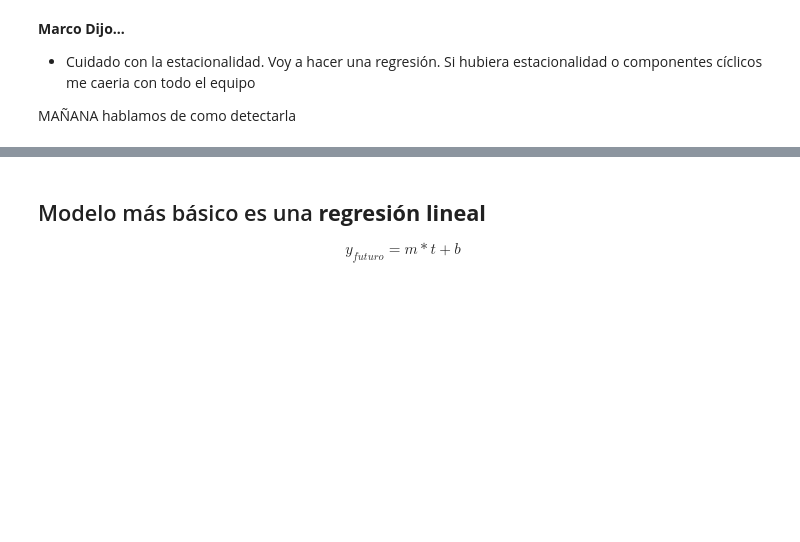
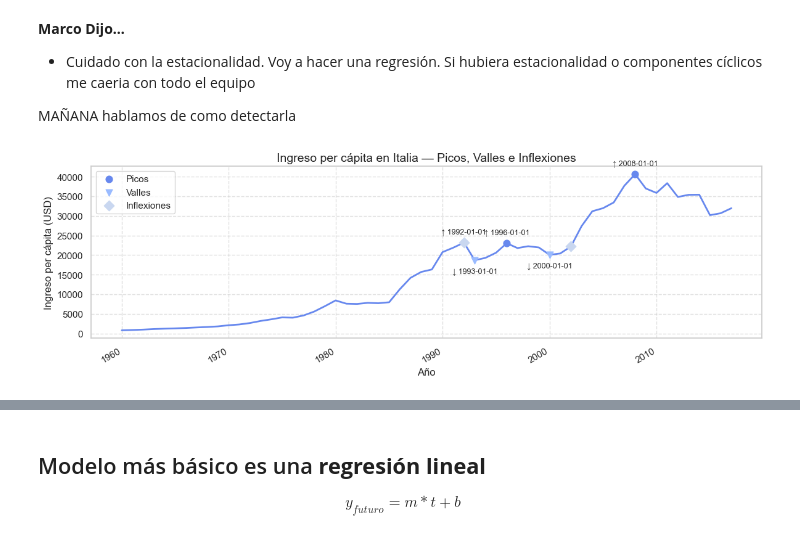
Before and after one commit to japinuela/Transformacion-de-datos, a Jupyter notebook: intro_series_temporales.ipynb, the cells around one changed output, grey strips where cells are left out. Drawn from its saved outputs; the diff is of its cells as text; code cells hidden in the pictures; blank space fills up the shorter version.

Commit message:
Grafica con picos, valles e inflexiones

```diff
--- a/intro_series_temporales.ipynb
+++ b/intro_series_temporales.ipynb
@@ -140,3 +140,94 @@ Text(0, 0.5, 'Ingreso pér capita')
 - Cuidado con la estacionalidad. Voy a hacer una regresión. Si hubiera estacionalidad o componentes cíclicos me caeria con todo el equipo
 
 MAÑANA hablamos de como detectarla
+# %%
+import numpy as np
+import pandas as pd
+import matplotlib.pyplot as plt
+from scipy.signal import find_peaks
+
+# --- Datos de ejemplo: usa tu propio df_italia con columnas ['ds','y'] ---
+# df_italia: pd.DataFrame con 'ds' (datetime) y 'y' (valor)
+df = df_italia.copy().sort_values("ds")
+df["ds"] = pd.to_datetime(df["ds"])
+y = df["y"].values
+x = df["ds"].values
+
+# --- 1) Picos y valles con find_peaks ---
+# Ajusta 'distance' o 'prominence' según tu serie
+peaks_idx, _ = find_peaks(y, distance=max(1, len(y)//24), prominence=np.std(y)*0.2)
+valleys_idx, _ = find_peaks(-y, distance=max(1, len(y)//24), prominence=np.std(y)*0.2)
+
+# --- 2) Puntos de inflexión (cambio de curvatura) ---
+# Inflexión ~ cambio de signo en la segunda derivada (aprox. con diferencias finitas)
+# Suavizado ligero para evitar ruido
+win = max(3, len(y)//40)  # ventana pequeña de suavizado
+y_smooth = pd.Series(y).rolling(win, center=True, min_periods=1).mean().values
+dy = np.gradient(y_smooth)
+d2y = np.gradient(dy)
+
+# Un punto de inflexión ocurre cuando d2y cambia de signo y su magnitud supera un umbral
+curv_thresh = np.percentile(np.abs(d2y), 70)  # percentil para filtrar ruido
+infl_idx = np.where(
+    (np.sign(d2y[:-1]) != np.sign(d2y[1:])) &
+    (np.abs(d2y[:-1]) > curv_thresh)
+)[0]
+
+# Opcional: consolidar puntos muy cercanos (evitar múltiples marcas juntas)
+def consolidate_indices(idxs, min_gap=3):
+    if len(idxs) == 0:
+        return idxs
+    idxs = np.sort(idxs)
+    keep = [idxs[0]]
+    for j in idxs[1:]:
+        if j - keep[-1] >= min_gap:
+            keep.append(j)
+    return np.array(keep)
+
+infl_idx = consolidate_indices(infl_idx, min_gap=max(2, len(y)//60))
+
+# --- 3) Visualización con anotaciones ---
+fig, ax = plt.subplots(figsize=(12, 4))
+
+# Serie
+ax.plot(df["ds"], y, linewidth=2)
+
+# Picos y valles
+ax.scatter(df["ds"].iloc[peaks_idx], y[peaks_idx], s=60, zorder=5, label="Picos")
+ax.scatter(df["ds"].iloc[valleys_idx], y[valleys_idx], s=60, zorder=5, label="Valles", marker="v")
+
+# Inflexiones
+ax.scatter(df["ds"].iloc[infl_idx], y[infl_idx], s=70, zorder=6, label="Inflexiones", marker="D")
+
+# Etiquetas opcionales en los top-k picos/valles más prominentes
+k = 3
+if len(peaks_idx) > 0:
+    top_peaks = peaks_idx[np.argsort(y[peaks_idx])[-k:]] if len(peaks_idx) > k else peaks_idx
+    for i in top_peaks:
+        ax.annotate(f"↑ {df['ds'].iloc[i].date()}", xy=(df["ds"].iloc[i], y[i]),
+                    xytext=(0, 10), textcoords="offset points", fontsize=9, ha="center")
+if len(valleys_idx) > 0:
+    top_valleys = valleys_idx[np.argsort(-y[valleys_idx])[-k:]] if len(valleys_idx) > k else valleys_idx
+    for i in top_valleys:
+        ax.annotate(f"↓ {df['ds'].iloc[i].date()}", xy=(df["ds"].iloc[i], y[i]),
+                    xytext=(0, -15), textcoords="offset points", fontsize=9, ha="center")
+
+# Formato
+ax.set_title("Ingreso per cápita en Italia — Picos, Valles e Inflexiones", fontsize=14)
+ax.set_xlabel("Año")
+ax.set_ylabel("Ingreso per cápita (USD)")
+ax.grid(True, linestyle="--", alpha=0.6)
+ax.legend(loc="best")
+fig.autofmt_xdate()
+plt.tight_layout()
+plt.show()
+
+# --- 4) (Opcional) Exportar tabla de puntos clave ---
+puntos_clave = pd.DataFrame({
+    "tipo": (["pico"]*len(peaks_idx)) + (["valle"]*len(valleys_idx)) + (["inflexion"]*len(infl_idx)),
+    "fecha": list(df["ds"].iloc[peaks_idx]) + list(df["ds"].iloc[valleys_idx]) + list(df["ds"].iloc[infl_idx]),
+    "valor": list(y[peaks_idx]) + list(y[valleys_idx]) + list(y[infl_idx])
+}).sort_values("fecha")
+print(puntos_clave.head(10))
+# %% [output]
+[figure, added]
```
Also changed, not shown: parts of 1 cell of this notebook.
